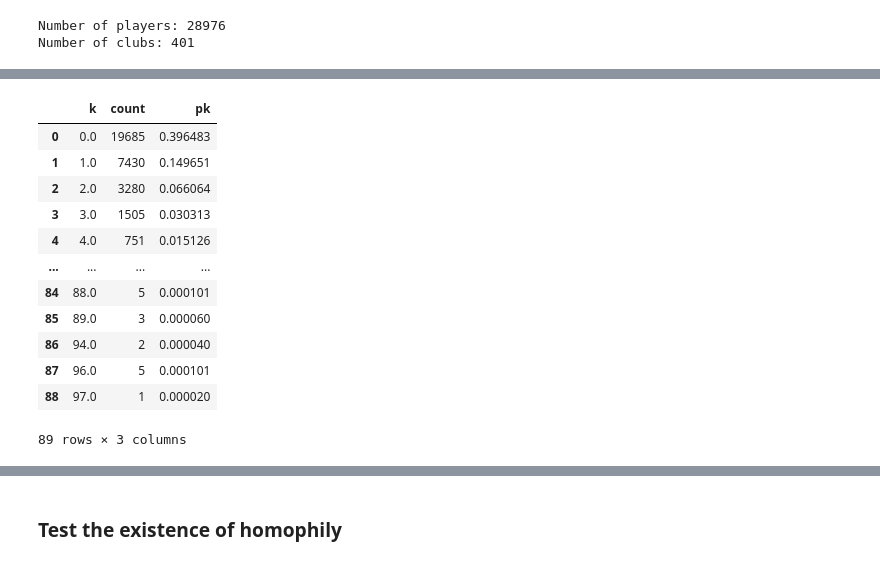
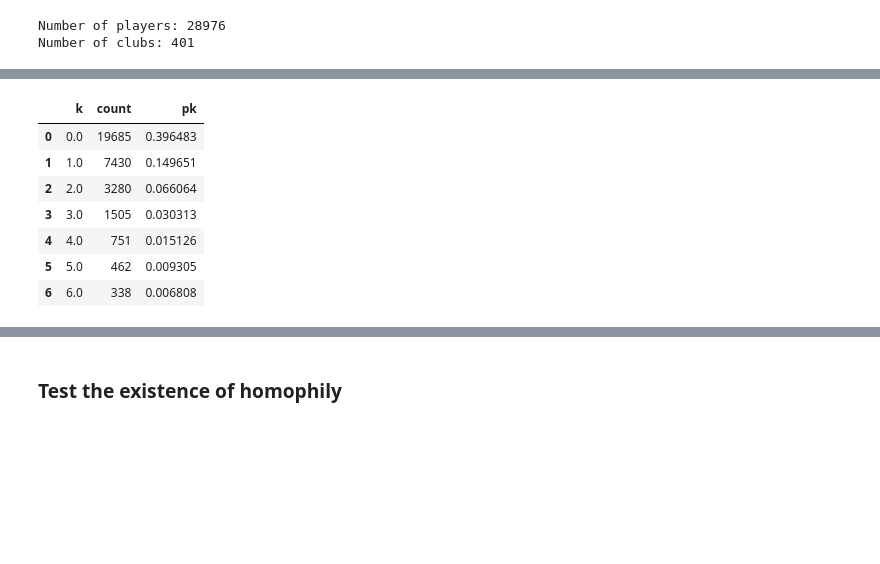
Before and after one commit to willit031794/net-analytics-ftp, a Jupyter notebook: scripts/analysis.ipynb, the cells around one changed output, grey strips where cells are left out. Saved outputs shown, nothing was run; the diff lists cells and outputs as text; code cells hidden in the pictures; blank space fills up the shorter version.

```diff
--- a/scripts/analysis.ipynb
+++ b/scripts/analysis.ipynb
@@ -212,7 +289,8 @@ for year in tqdm(year_list):
 
         else:
             # update club_member info
-            club_member[club] = remove_elem_by_list(player_list_in, player_list_out)
+            club_member[club] = remove_elem_by_list(player_list_in,
+                                                    player_list_out)
 
     # store `club_member` in `nested_dict`
     nested_dict[year] = club_member
@@ -232,8 +310,9 @@ df.drop_duplicates(inplace = True)
 # add column `num_transfer` which represent the number of time a player moved
 df['count'] = 1
 df['num_transfer'] = df.groupby('player_name')['count'].cumcount() + 1
-df['max_transfer'] = df.groupby('player_name')['num_transfer'].transform(np.max)
-df.drop(columns = 'count', inplace = True)
+df['max_transfer'] = df.groupby('player_name')['num_transfer'].transform(
+    np.max)
+df.drop(columns='count', inplace=True)
 print(f'number of observation: {len(df)}')
 df.head()
 # %% [output]
@@ -294,11 +365,10 @@ for player in tqdm(player_list):
     temp_df = df[df['player_name'] == player]
 
     # reset_index
-    temp_df.reset_index(drop = True, inplace = True)
+    temp_df.reset_index(drop=True, inplace=True)
 
     # initiate inside dictionaries
     aff_clubs = {}
-
     """
     loop over the dataset to get the year and club name
     this represent that a player stay in a club from year A - year B
@@ -313,7 +383,8 @@ for player in tqdm(player_list):
 
         club_name = temp_df.iloc[row]['club_name']
 
-        year_list = np.arange(temp_df.iloc[row]['year'], temp_df.iloc[row + 1]['year'])
+        year_list = np.arange(temp_df.iloc[row]['year'],
+                              temp_df.iloc[row + 1]['year'])
 
         # get the affiliated player each year from `nested_dict`
         for year in year_list:
@@ -335,7 +406,7 @@ for player in tqdm(player_list):
         # adjust for the case when player moves back to the club he's been before
         if club_name in aff_clubs.keys():
 
-                aff_clubs[club_name].update(year_member)
+            aff_clubs[club_name].update(year_member)
 
         else:
 
@@ -379,9 +450,9 @@ for i in tqdm(range(len(df))):
 
         # get necessary variables (keys)
         player = df['player_name'][i]
-        prev_club = df['club_name'][i-1]
+        prev_club = df['club_name'][i - 1]
         club = df['club_name'][i]
-        prev_year = df['year'][i-1]
+        prev_year = df['year'][i - 1]
         this_year = df['year'][i]
         year_range = np.arange(prev_year, this_year)
 
@@ -407,7 +478,9 @@ for i in tqdm(range(len(df))):
             aff_players = set.union(set(prev_set), set(aff_players))
 
         # get `k_names`, `k_val`
-        k_name = list(set.intersection(set(aff_players), set(in_club_player)) - set([player]))
+        k_name = list(
+            set.intersection(set(aff_players), set(in_club_player)) -
+            set([player]))
         k_val = len(k_name)
 
         # append data
@@ -424,28 +497,23 @@ df['k_name'] = k_names
 # %%
 # get k-pk table
 k_count = df[['k']].dropna()
 k_count['count'] = 1
 k_count = pd.DataFrame(k_count.groupby('k')['count'].agg('count'))
-k_count.reset_index(inplace = True)
+k_count.reset_index(inplace=True)
 k_count['pk'] = k_count['count'] / sum(k_count['count'])
 
 k_pk = k_count
 # hardcode: further `k` does not seem relevant anymore
-# xmax = 6
-# k_pk = k_pk[k_pk['k'] <= xmax]
+xmax = 6
+k_pk = k_pk[k_pk['k'] <= xmax]
 k_pk
 # %% [output]
 |  | k | count | pk |
 | 0 | 0.0 | 19685 | 0.396483 |
 | 1 | 1.0 | 7430 | 0.149651 |
 | 2 | 2.0 | 3280 | 0.066064 |
 | 3 | 3.0 | 1505 | 0.030313 |
 | 4 | 4.0 | 751 | 0.015126 |
-| ... | ... | ... | ... |
-| 84 | 88.0 | 5 | 0.000101 |
-| 85 | 89.0 | 3 | 0.000060 |
-| 86 | 94.0 | 2 | 0.000040 |
-| 87 | 96.0 | 5 | 0.000101 |
-| 88 | 97.0 | 1 | 0.000020 |
+| 5 | 5.0 | 462 | 0.009305 |
+| 6 | 6.0 | 338 | 0.006808 |
-89 rows × 3 columns
 # %%
```
Also changed, not shown: parts of 107 cells of this notebook, 1 other file.
